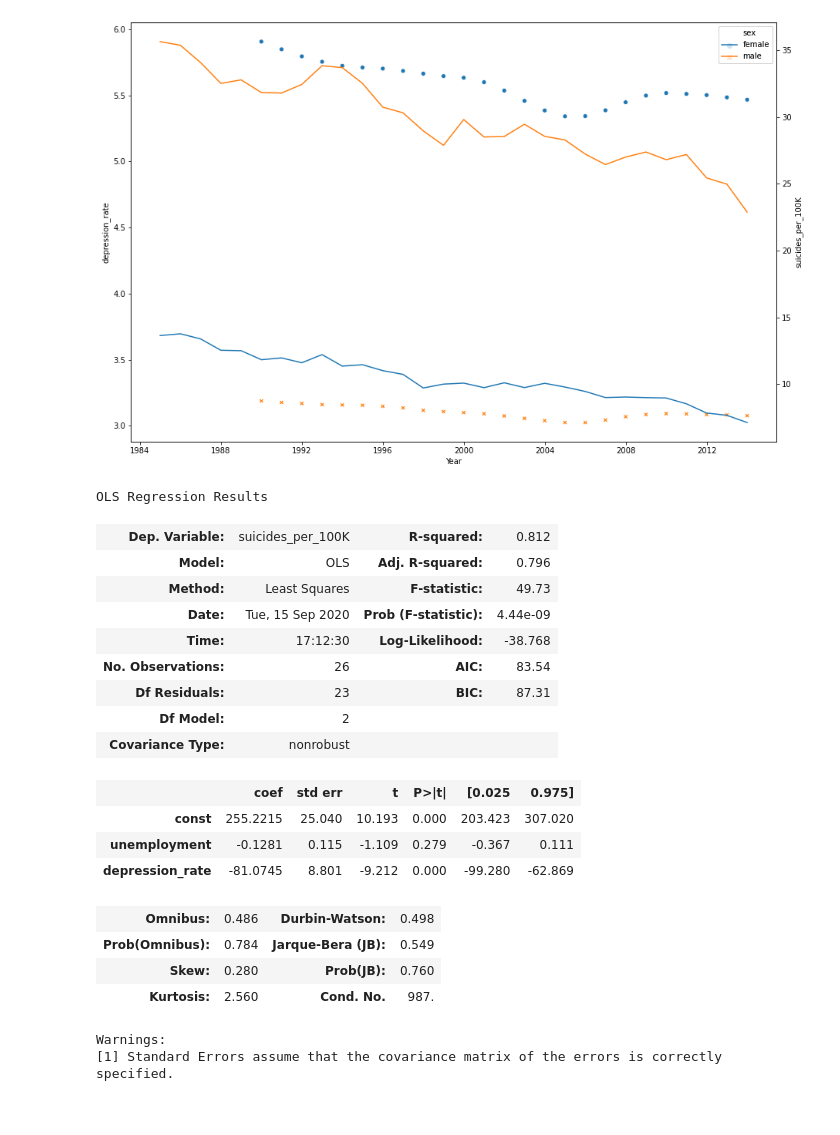
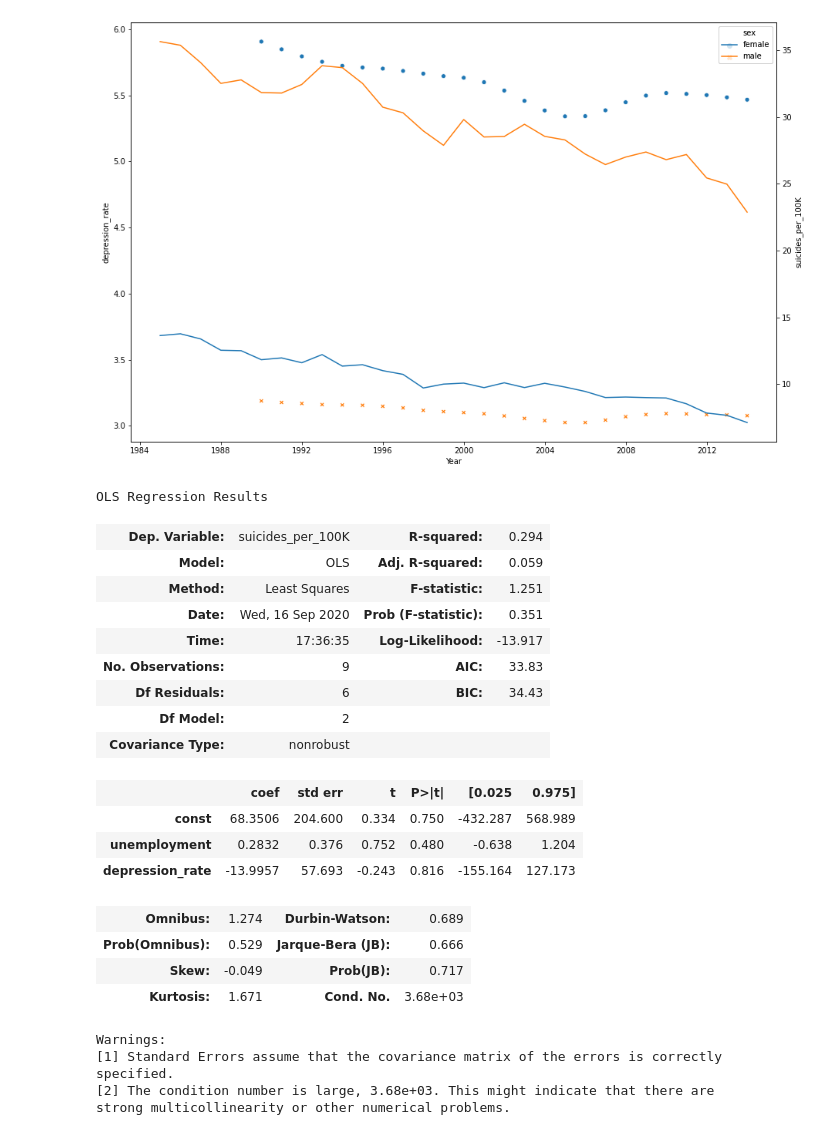
Before and after one commit to Brunadiasmiguel/depression, a Jupyter notebook: Analysis/regression_suicide_rate.ipynb, the cells around one changed output. Saved outputs shown, nothing was run; the diff lists cells and outputs as text; code cells hidden in the pictures.

```diff
--- a/Analysis/regression_suicide_rate.ipynb
+++ b/Analysis/regression_suicide_rate.ipynb
@@ -167,32 +167,34 @@ plot_depressive_rating('France')
 #
 
 def model_country(country,sex):
-    df=data_country(country).loc[data_country(country)['sex']==sex]
+    df=data_country(country).loc[data_country(country)['sex']==sex].dropna()
     df = sm.add_constant(df)
     y = df['suicides_per_100K']
     X = df[[ 'const','unemployment','depression_rate']]
     lin_reg = sm.OLS(y, X).fit()
     return lin_reg.summary()
 # %%
-model_country('Germany','male')
+model_country('United States','male')
 # %% [output]
 OLS Regression Results
-| Dep. Variable: | suicides_per_100K | R-squared: | 0.812 |
-| Model: | OLS | Adj. R-squared: | 0.796 |
-| Method: | Least Squares | F-statistic: | 49.73 |
-| Date: | Tue, 15 Sep 2020 | Prob (F-statistic): | 4.44e-09 |
-| Time: | 17:12:30 | Log-Likelihood: | -38.768 |
-| No. Observations: | 26 | AIC: | 83.54 |
-| Df Residuals: | 23 | BIC: | 87.31 |
+| Dep. Variable: | suicides_per_100K | R-squared: | 0.294 |
+| Model: | OLS | Adj. R-squared: | 0.059 |
+| Method: | Least Squares | F-statistic: | 1.251 |
+| Date: | Wed, 16 Sep 2020 | Prob (F-statistic): | 0.351 |
+| Time: | 17:36:35 | Log-Likelihood: | -13.917 |
+| No. Observations: | 9 | AIC: | 33.83 |
+| Df Residuals: | 6 | BIC: | 34.43 |
 | Df Model: | 2 |  |  |
 | Covariance Type: | nonrobust |  |  |
 |  | coef | std err | t | P>|t| | [0.025 | 0.975] |
-| const | 255.2215 | 25.040 | 10.193 | 0.000 | 203.423 | 307.020 |
-| unemployment | -0.1281 | 0.115 | -1.109 | 0.279 | -0.367 | 0.111 |
-| depression_rate | -81.0745 | 8.801 | -9.212 | 0.000 | -99.280 | -62.869 |
+| const | 68.3506 | 204.600 | 0.334 | 0.750 | -432.287 | 568.989 |
+| unemployment | 0.2832 | 0.376 | 0.752 | 0.480 | -0.638 | 1.204 |
+| depression_rate | -13.9957 | 57.693 | -0.243 | 0.816 | -155.164 | 127.173 |
-| Omnibus: | 0.486 | Durbin-Watson: | 0.498 |
-| Prob(Omnibus): | 0.784 | Jarque-Bera (JB): | 0.549 |
-| Skew: | 0.280 | Prob(JB): | 0.760 |
-| Kurtosis: | 2.560 | Cond. No. | 987. |
+| Omnibus: | 1.274 | Durbin-Watson: | 0.689 |
+| Prob(Omnibus): | 0.529 | Jarque-Bera (JB): | 0.666 |
+| Skew: | -0.049 | Prob(JB): | 0.717 |
+| Kurtosis: | 1.671 | Cond. No. | 3.68e+03 |
 Warnings:
 [1] Standard Errors assume that the covariance matrix of the errors is correctly specified.
+[2] The condition number is large, 3.68e+03. This might indicate that there are
+strong multicollinearity or other numerical problems.
```
Also changed, not shown: 3 other files.
